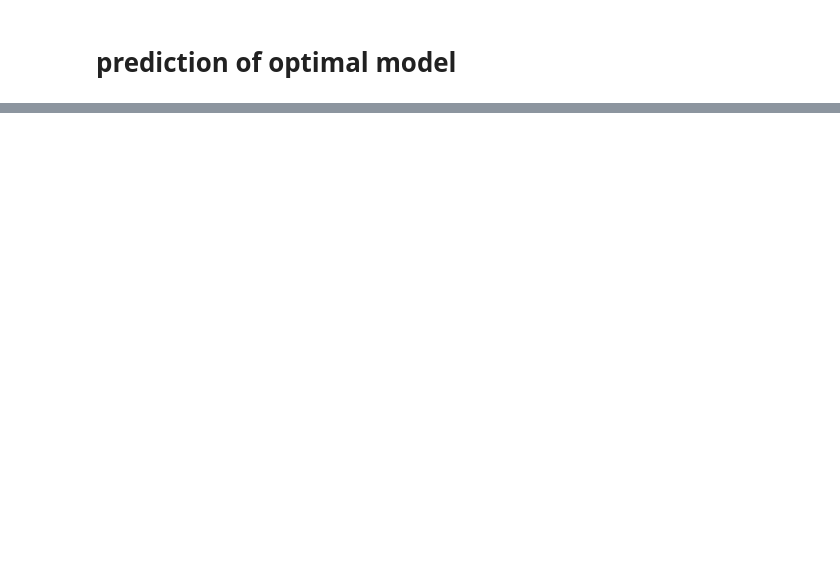
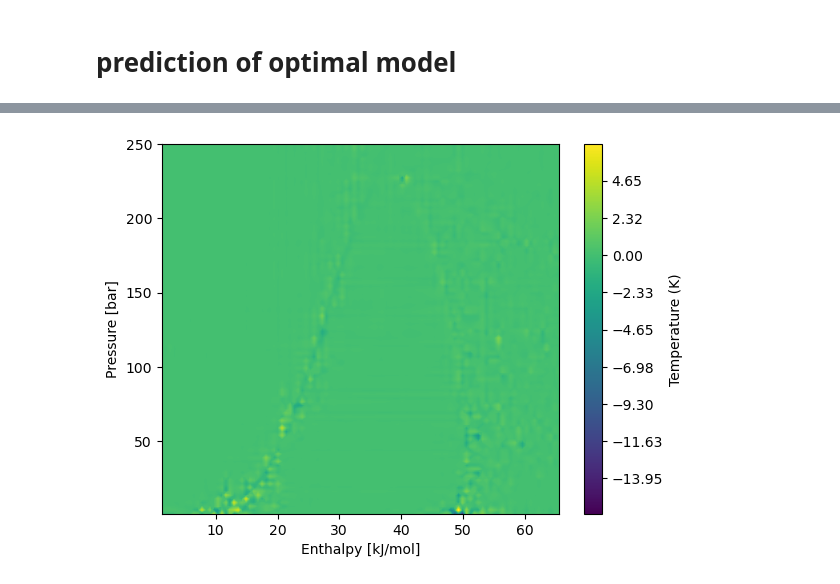
Before and after one commit to linshumeng/OMLT_ML, a Jupyter notebook: LightGBM_thermo.ipynb, the cells around one changed output, grey strips where cells are left out. Cells and saved outputs as stored; diff of their text form; code cells hidden in the pictures; blank space fills up the shorter version.

```diff
--- a/LightGBM_thermo.ipynb
+++ b/LightGBM_thermo.ipynb
@@ -393,0 +452,11 @@ With other information(max_depth or max_bins vs # of iterations)
+# %%
+T_hat = model_linear.predict(P_H)
+T_hat.shape = (100, 100)
+
+plt.contourf(x, y, T_hat-z, 1000)
+plt.ylabel('Pressure [bar]')
+plt.xlabel('Enthalpy [kJ/mol]')
+plt.colorbar(label='Temperature (K)')
+plt.show()
+# %% [output]
+[figure, added]
```
Also changed, not shown: parts of 15 cells of this notebook.
